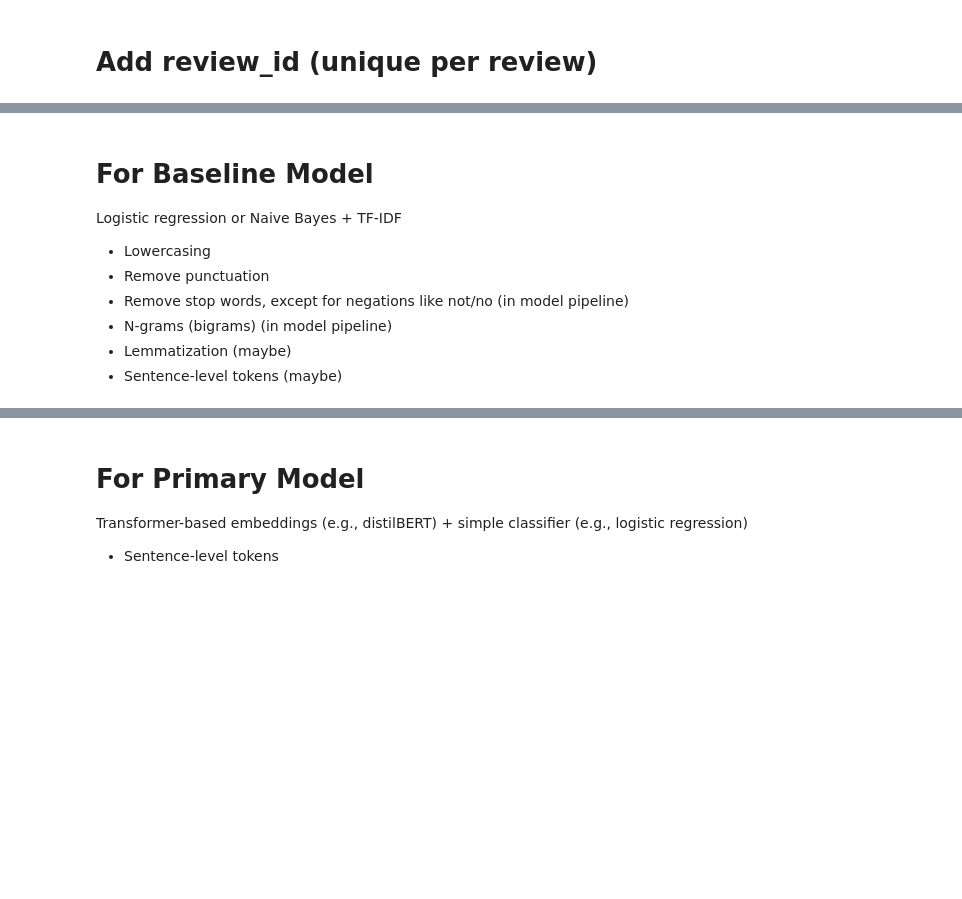
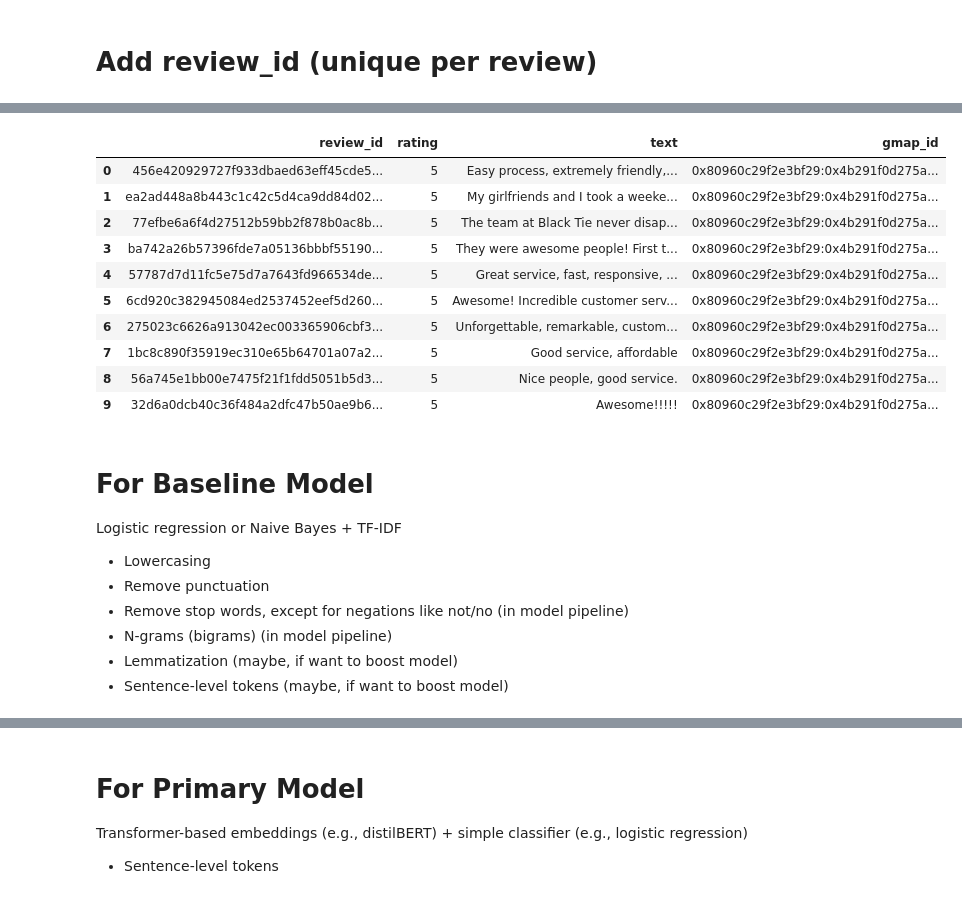
Before and after one commit to zmosDS/google_review_insights, a Jupyter notebook: notebooks/03_feature_engineering.ipynb, the cells around one changed output, grey strips where cells are left out. Drawn from its saved outputs; the diff is of its cells as text; code cells hidden in the pictures; blank space fills up the shorter version.

```diff
--- a/notebooks/03_feature_engineering.ipynb
+++ b/notebooks/03_feature_engineering.ipynb
@@ -101,3 +166,29 @@ df.info()
+# %%
+# Load CSV (for LLM, bring this code to model pipeline)
+df = pd.read_csv(
+    paths["cleaned_for_LLM"],
+    usecols=["review_id", "rating", "gmap_id", "text"],
+    dtype={
+        "review_id": "string",
+        "rating": "int8",
+        "gmap_id": "string",
+        "text": "string",
+    },
+    nrows=20
+)
+df.head(10)
+# %% [output]
+|  | review_id | rating | text | gmap_id |
+| 0 | 456e420929727f933dbaed63eff45cde5... | 5 | Easy process, extremely friendly,... | 0x80960c29f2e3bf29:0x4b291f0d275a... |
+| 1 | ea2ad448a8b443c1c42c5d4ca9dd84d02... | 5 | My girlfriends and I took a weeke... | 0x80960c29f2e3bf29:0x4b291f0d275a... |
+| 2 | 77efbe6a6f4d27512b59bb2f878b0ac8b... | 5 | The team at Black Tie never disap... | 0x80960c29f2e3bf29:0x4b291f0d275a... |
+| 3 | ba742a26b57396fde7a05136bbbf55190... | 5 | They were awesome people! First t... | 0x80960c29f2e3bf29:0x4b291f0d275a... |
+| 4 | 57787d7d11fc5e75d7a7643fd966534de... | 5 | Great service, fast, responsive, ... | 0x80960c29f2e3bf29:0x4b291f0d275a... |
+| 5 | 6cd920c382945084ed2537452eef5d260... | 5 | Awesome! Incredible customer serv... | 0x80960c29f2e3bf29:0x4b291f0d275a... |
+| 6 | 275023c6626a913042ec003365906cbf3... | 5 | Unforgettable, remarkable, custom... | 0x80960c29f2e3bf29:0x4b291f0d275a... |
+| 7 | 1bc8c890f35919ec310e65b64701a07a2... | 5 | Good service, affordable | 0x80960c29f2e3bf29:0x4b291f0d275a... |
+| 8 | 56a745e1bb00e7475f21f1fdd5051b5d3... | 5 | Nice people, good service. | 0x80960c29f2e3bf29:0x4b291f0d275a... |
+| 9 | 32d6a0dcb40c36f484a2dfc47b50ae9b6... | 5 | Awesome!!!!! | 0x80960c29f2e3bf29:0x4b291f0d275a... |
 # %% [markdown]
 # For Baseline Model
 Logistic regression or Naive Bayes + TF-IDF
@@ -105,8 +196,8 @@ Logistic regression or Naive Bayes + TF-IDF
 * Remove punctuation
 * Remove stop words, except for negations like not/no (in model pipeline)
 * N-grams (bigrams) (in model pipeline)
-* Lemmatization (maybe)
-* Sentence-level tokens (maybe)
+* Lemmatization (maybe, if want to boost model)
+* Sentence-level tokens (maybe, if want to boost model)
 # %%
 def baseline_text_chunked_csv(in_path: str, out_path: str, chunksize: int, text_col: str, new_col: str):
     """
```
Also changed, not shown: parts of 14 cells of this notebook.
